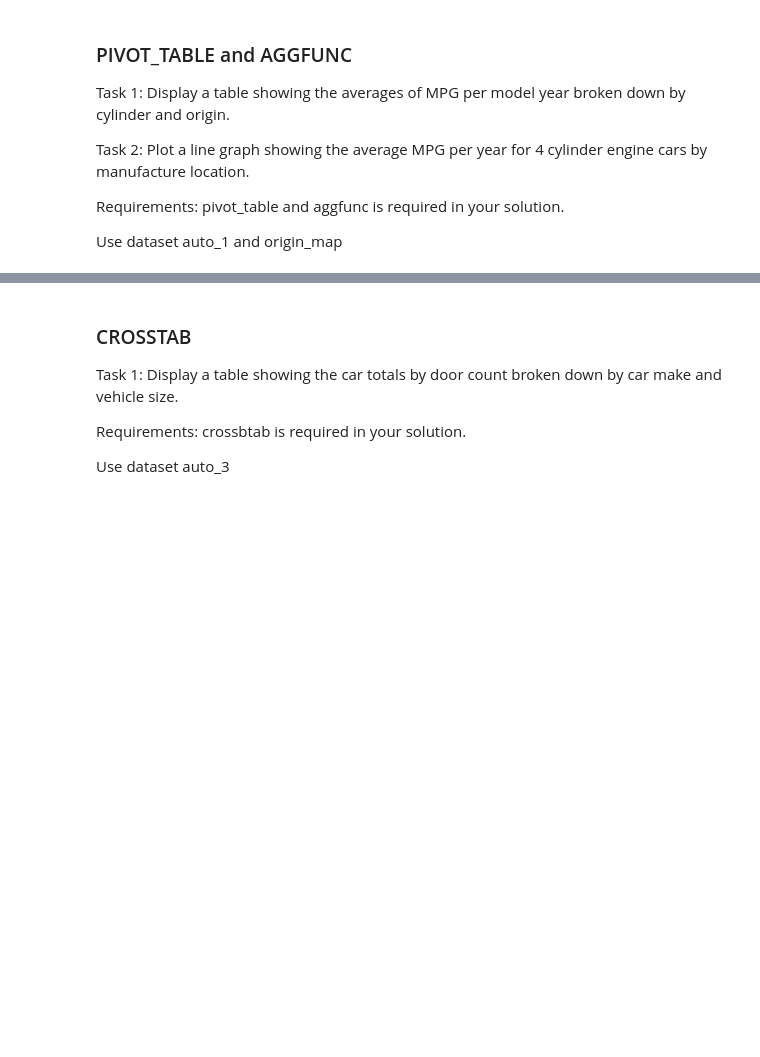
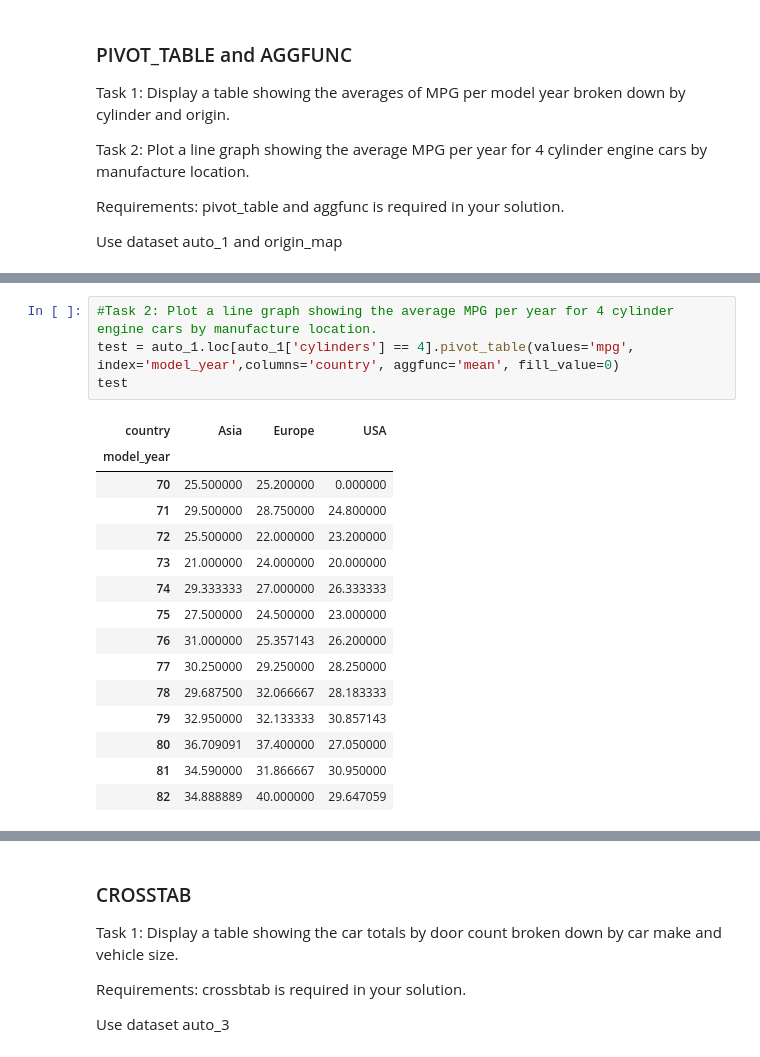
Before and after one commit to dgriffis/python-data-analysis-crash-course, a Jupyter notebook: 10-data-agg-and-group-ops/data-agg-and-group-ops.ipynb, the cells around one changed output, grey strips where cells are left out. Drawn from its saved outputs; the diff is of its cells as text; blank space fills up the shorter version.

```diff
--- a/10-data-agg-and-group-ops/data-agg-and-group-ops.ipynb
+++ b/10-data-agg-and-group-ops/data-agg-and-group-ops.ipynb
@@ -203,0 +238,20 @@ Use dataset auto_1 and origin_map
+# %%
+#Task 2: Plot a line graph showing the average MPG per year for 4 cylinder engine cars by manufacture location.
+test = auto_1.loc[auto_1['cylinders'] == 4].pivot_table(values='mpg', index='model_year',columns='country', aggfunc='mean', fill_value=0)
+test
+# %% [output]
+| country | Asia | Europe | USA |
+| model_year |  |  |  |
+| 70 | 25.500000 | 25.200000 | 0.000000 |
+| 71 | 29.500000 | 28.750000 | 24.800000 |
+| 72 | 25.500000 | 22.000000 | 23.200000 |
+| 73 | 21.000000 | 24.000000 | 20.000000 |
+| 74 | 29.333333 | 27.000000 | 26.333333 |
+| 75 | 27.500000 | 24.500000 | 23.000000 |
+| 76 | 31.000000 | 25.357143 | 26.200000 |
+| 77 | 30.250000 | 29.250000 | 28.250000 |
+| 78 | 29.687500 | 32.066667 | 28.183333 |
+| 79 | 32.950000 | 32.133333 | 30.857143 |
+| 80 | 36.709091 | 37.400000 | 27.050000 |
+| 81 | 34.590000 | 31.866667 | 30.950000 |
+| 82 | 34.888889 | 40.000000 | 29.647059 |
```
Also changed, not shown: parts of 6 cells of this notebook.
